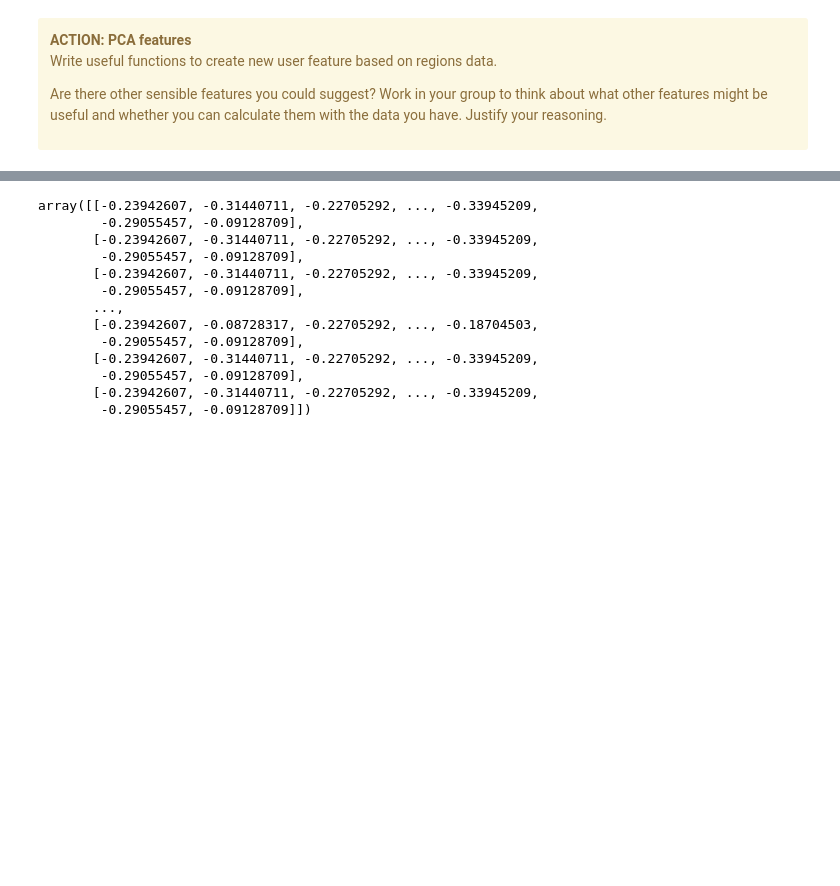
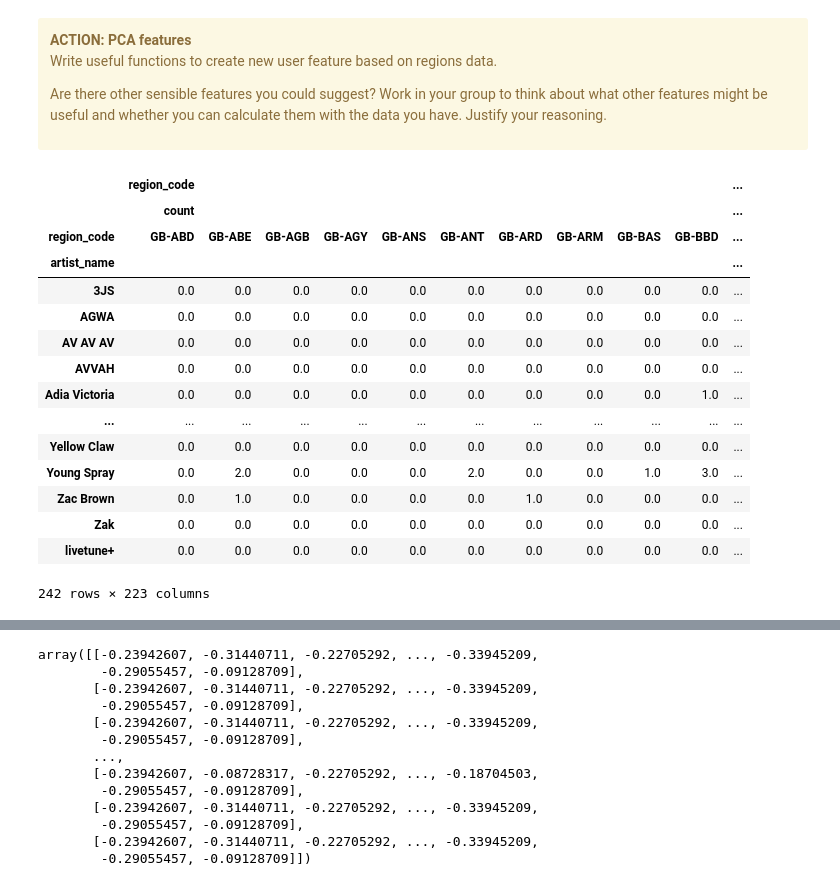
Before and after one commit to yxyyxy93/python_bussinessML_case_study, a Jupyter notebook: WMCS_yxy.ipynb, the cells around one changed output, grey strips where cells are left out. Cells and saved outputs as stored; diff of their text form; code cells hidden in the pictures; blank space fills up the shorter version.

```diff
--- a/WMCS_yxy.ipynb
+++ b/WMCS_yxy.ipynb
@@ -789,3 +803,22 @@ For a comprehensive understanding of how sklearn's PCA module works, please refe
+# %%
+artist_region.unstack().fillna(0)
+# %% [output]
+|  | region_code |  |  |  |  |  |  |  |  |  | ... |
+|  | count |  |  |  |  |  |  |  |  |  | ... |
+| region_code | GB-ABD | GB-ABE | GB-AGB | GB-AGY | GB-ANS | GB-ANT | GB-ARD | GB-ARM | GB-BAS | GB-BBD | ... |
+| artist_name |  |  |  |  |  |  |  |  |  |  | ... |
+| 3JS | 0.0 | 0.0 | 0.0 | 0.0 | 0.0 | 0.0 | 0.0 | 0.0 | 0.0 | 0.0 | ... |
+| AGWA | 0.0 | 0.0 | 0.0 | 0.0 | 0.0 | 0.0 | 0.0 | 0.0 | 0.0 | 0.0 | ... |
+| AV AV AV | 0.0 | 0.0 | 0.0 | 0.0 | 0.0 | 0.0 | 0.0 | 0.0 | 0.0 | 0.0 | ... |
+| AVVAH | 0.0 | 0.0 | 0.0 | 0.0 | 0.0 | 0.0 | 0.0 | 0.0 | 0.0 | 0.0 | ... |
+| Adia Victoria | 0.0 | 0.0 | 0.0 | 0.0 | 0.0 | 0.0 | 0.0 | 0.0 | 0.0 | 1.0 | ... |
+| ... | ... | ... | ... | ... | ... | ... | ... | ... | ... | ... | ... |
+| Yellow Claw | 0.0 | 0.0 | 0.0 | 0.0 | 0.0 | 0.0 | 0.0 | 0.0 | 0.0 | 0.0 | ... |
+| Young Spray | 0.0 | 2.0 | 0.0 | 0.0 | 0.0 | 2.0 | 0.0 | 0.0 | 1.0 | 3.0 | ... |
+| Zac Brown | 0.0 | 1.0 | 0.0 | 0.0 | 0.0 | 0.0 | 1.0 | 0.0 | 0.0 | 0.0 | ... |
+| Zak | 0.0 | 0.0 | 0.0 | 0.0 | 0.0 | 0.0 | 0.0 | 0.0 | 0.0 | 0.0 | ... |
+| livetune+ | 0.0 | 0.0 | 0.0 | 0.0 | 0.0 | 0.0 | 0.0 | 0.0 | 0.0 | 0.0 | ... |
+242 rows × 223 columns
 # %%
 # use Principle Component Analysis (PCA) to capture the regional variation in stream count.
 artist_region = df_new.groupby(['artist_name','region_code']).agg({'region_code': ['count']})
```
Also changed, not shown: parts of 66 cells of this notebook.
